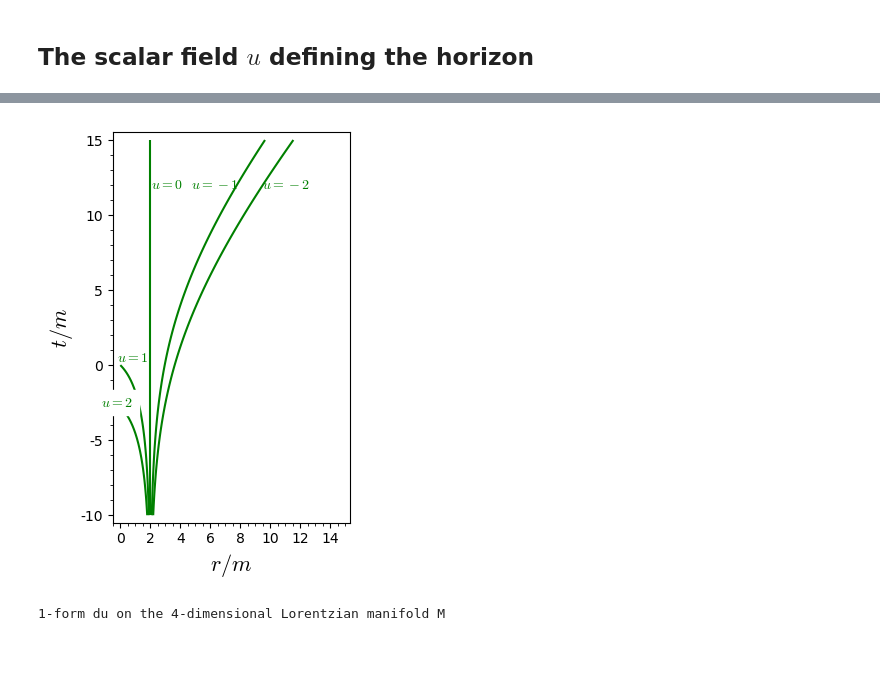
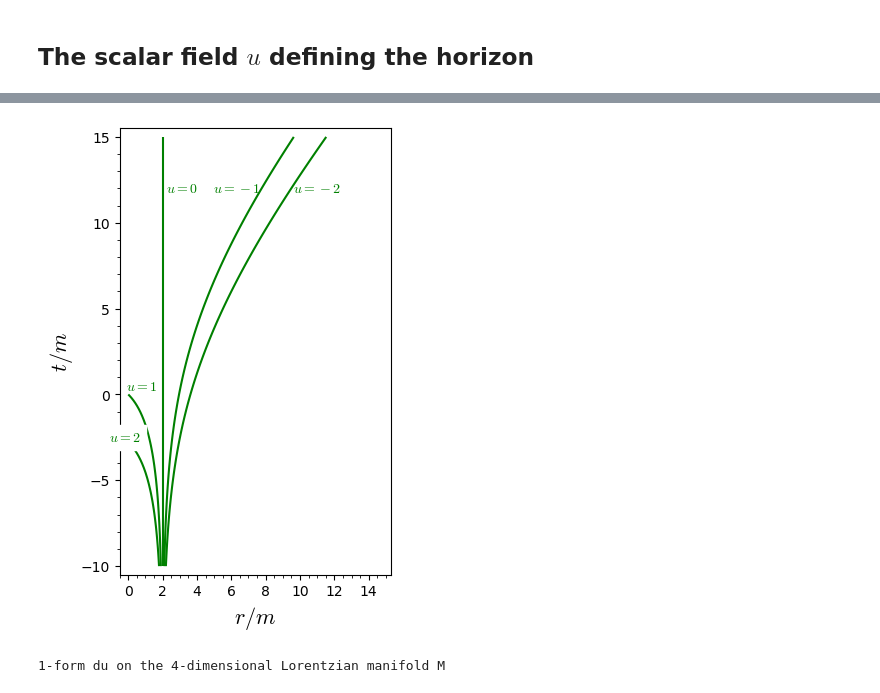
Before and after one commit to egourgoulhon/BHLectures, a Jupyter notebook: sage/Schwarzschild_horizon.ipynb, the cells around one changed output, grey strips where cells are left out. Saved outputs shown, nothing was run; the diff lists cells and outputs as text; code cells hidden in the pictures; blank space fills up the shorter version.

```diff
--- a/sage/Schwarzschild_horizon.ipynb
+++ b/sage/Schwarzschild_horizon.ipynb
@@ -94,16 +94,16 @@ u: M --> R
 # %%
 plm2 = implicit_plot(u.expr().subs(m=1)+2, (r, 0, 15), (t, -10, 15), color='green') + \
        text('$u=-2$', (11,12), color='green')
 plm1 = implicit_plot(u.expr().subs(m=1)+1, (r, 0, 15), (t, -10, 15), color='green') + \
        text('$u=-1$', (6.3,12), color='green')
 pl0 = implicit_plot(u.expr().subs(m=1), (r, 0, 15), (t, -10, 15), color='green') + \
        text('$u=0$', (3.1, 12), color='green')
 pl1 = implicit_plot(u.expr().subs(m=1)-1, (r, 0, 15), (t, -10, 15), color='green')  + \
        text('$u=1$', (0.8, 0.5), color='green')
 pl2 = implicit_plot(u.expr().subs(m=1)-2, (r, 0, 15), (t, -10, 15), color='green')  + \
        text('$u=2$', (-0.2, -2.5), color='green', background_color='white')
 graph = plm2+plm1+pl0+pl1+pl2
-show(graph, aspect_ratio=True, axes_labels=[r'$r/m$', r'$t/m$'],)
+show(graph, aspect_ratio=True, axes_labels=[r'$r/m$', r'$t/m$'], figsize=8)
 # %% [output]
-[figure, old version]
+[figure, new version]
 # %%
```
Also changed, not shown: parts of 24 cells of this notebook, 3 other files.
